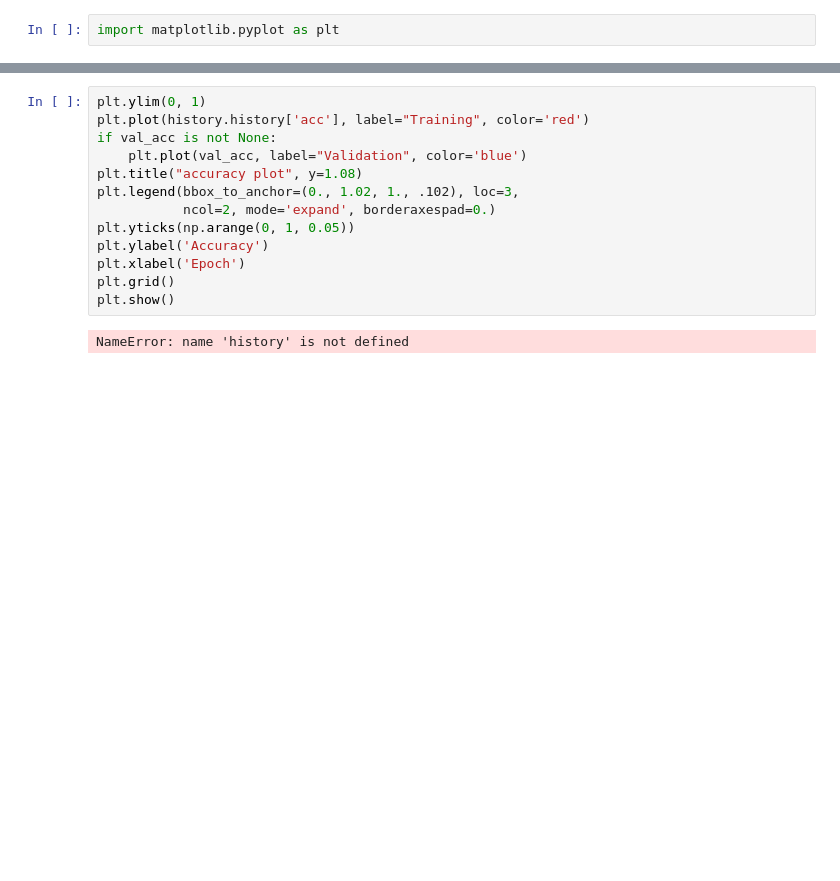
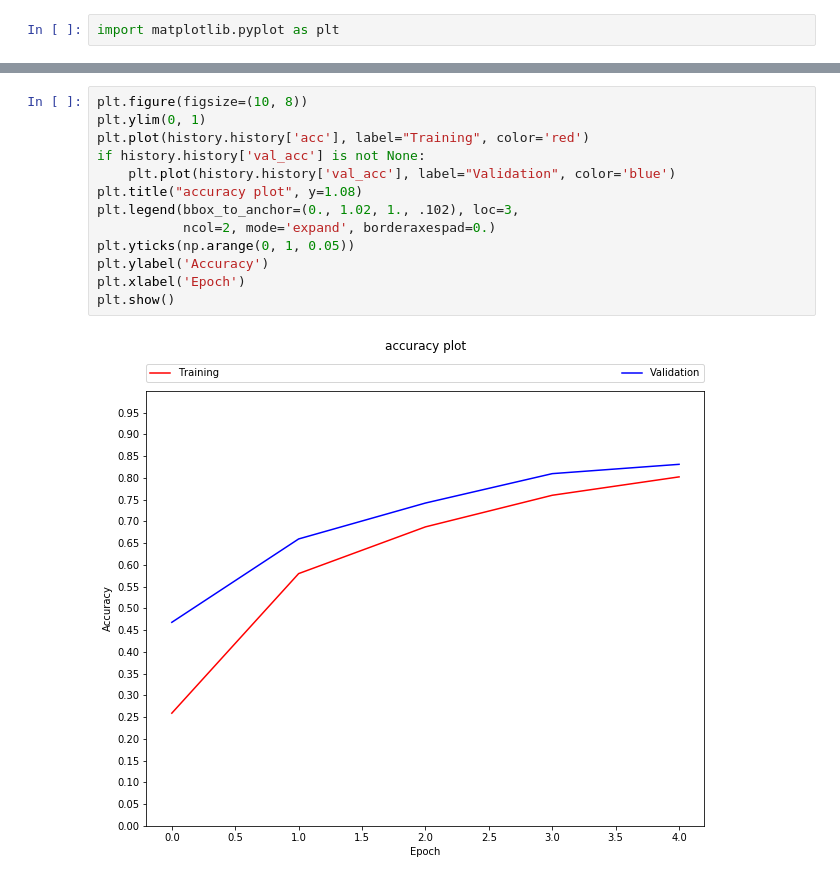
Before and after one commit to jsood/DeepwebFingerprinting, a Jupyter notebook: deepwf.ipynb, the cells around one changed output, grey strips where cells are left out. Cells and saved outputs as stored; diff of their text form; blank space fills up the shorter version.

```diff
--- a/deepwf.ipynb
+++ b/deepwf.ipynb
@@ -192,15 +202,15 @@ NameError: name 'history' is not defined
 # %%
+plt.figure(figsize=(10, 8))
 plt.ylim(0, 1)
 plt.plot(history.history['acc'], label="Training", color='red')
-if val_acc is not None:
-    plt.plot(val_acc, label="Validation", color='blue')
+if history.history['val_acc'] is not None:
+    plt.plot(history.history['val_acc'], label="Validation", color='blue')
 plt.title("accuracy plot", y=1.08)
 plt.legend(bbox_to_anchor=(0., 1.02, 1., .102), loc=3,
            ncol=2, mode='expand', borderaxespad=0.)
 plt.yticks(np.arange(0, 1, 0.05))
 plt.ylabel('Accuracy')
 plt.xlabel('Epoch')
-plt.grid()
 plt.show()
 # %% [output]
-NameError: name 'history' is not defined
+[figure, added]
```
Also changed, not shown: parts of 4 cells of this notebook.
